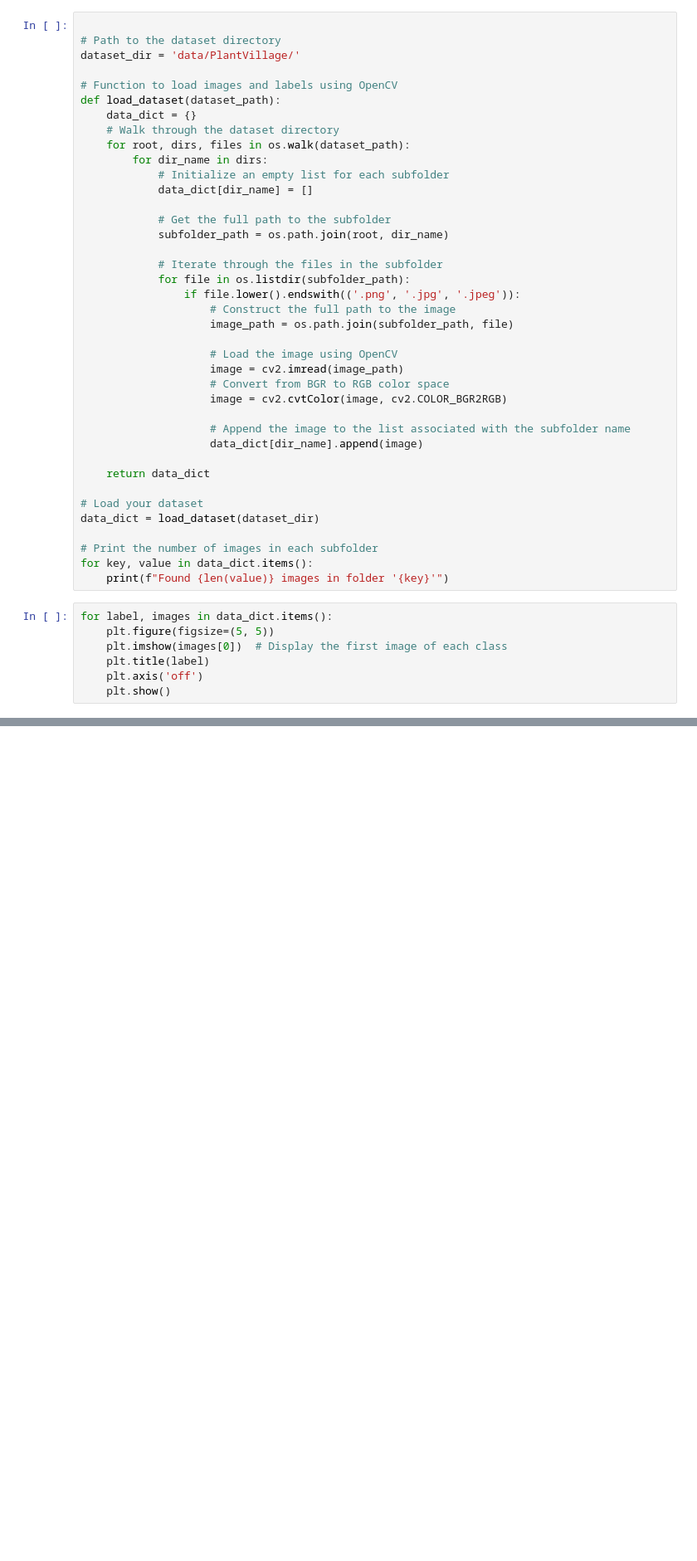
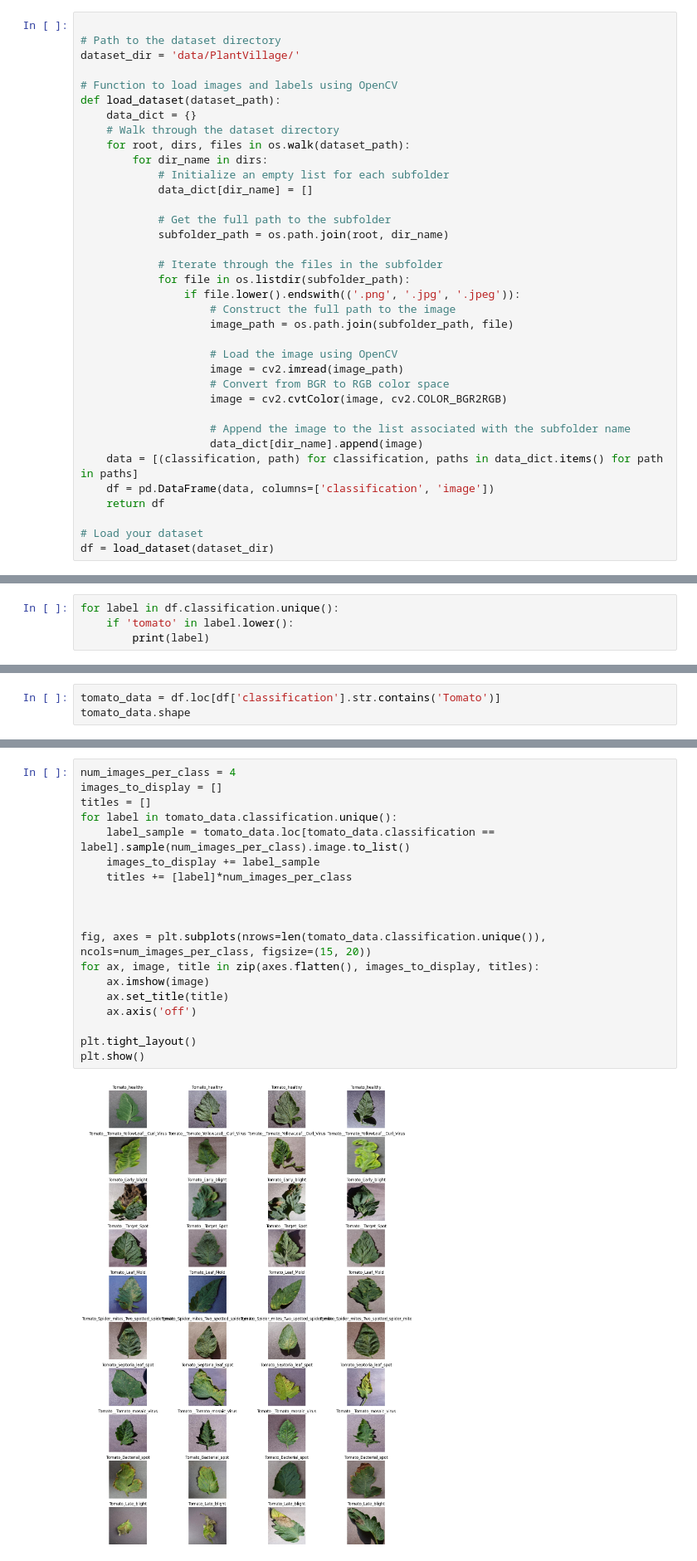
Before and after one commit to seanhyper/plant_disease_ds, a Jupyter notebook: exploration.ipynb, the cells around one changed output, grey strips where cells are left out. Shown at 83% size. Cells and saved outputs as stored; diff of their text form; blank space fills up the shorter version.

Commit message:
plot basic charts

```diff
--- a/exploration.ipynb
+++ b/exploration.ipynb
@@ -33,19 +42,9 @@ def load_dataset(dataset_path):
 
                     # Append the image to the list associated with the subfolder name
                     data_dict[dir_name].append(image)
-
-    return data_dict
+    data = [(classification, path) for classification, paths in data_dict.items() for path in paths]
+    df = pd.DataFrame(data, columns=['classification', 'image'])
+    return df
 
 # Load your dataset
-data_dict = load_dataset(dataset_dir)
-
-# Print the number of images in each subfolder
-for key, value in data_dict.items():
-    print(f"Found {len(value)} images in folder '{key}'")
+df = load_dataset(dataset_dir)
-# %%
-for label, images in data_dict.items():
-    plt.figure(figsize=(5, 5))
-    plt.imshow(images[0])  # Display the first image of each class
-    plt.title(label)
-    plt.axis('off')
-    plt.show()
@@ -68,0 +53,4 @@ class_counts
+# %%
+for label in df.classification.unique():
+    if 'tomato' in label.lower():
+        print(label)
@@ -68,0 +68,3 @@ class_counts
+# %%
+tomato_data = df.loc[df['classification'].str.contains('Tomato')]
+tomato_data.shape
@@ -68,0 +75,21 @@ class_counts
+# %%
+num_images_per_class = 4
+images_to_display = []
+titles = []
+for label in tomato_data.classification.unique():
+    label_sample = tomato_data.loc[tomato_data.classification == label].sample(num_images_per_class).image.to_list()
+    images_to_display += label_sample
+    titles += [label]*num_images_per_class
+
+
+
+fig, axes = plt.subplots(nrows=len(tomato_data.classification.unique()), ncols=num_images_per_class, figsize=(15, 20))
+for ax, image, title in zip(axes.flatten(), images_to_display, titles):
+    ax.imshow(image)
+    ax.set_title(title)
+    ax.axis('off')
+
+plt.tight_layout()
+plt.show()
+# %% [output]
+[figure, added]
```
Also changed, not shown: parts of 11 cells of this notebook.
